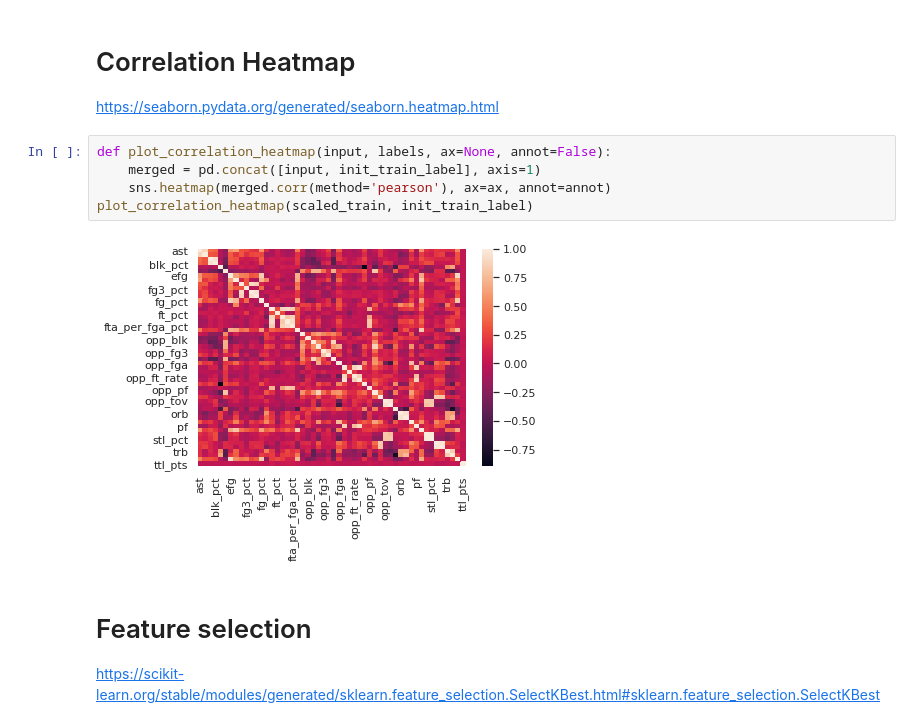
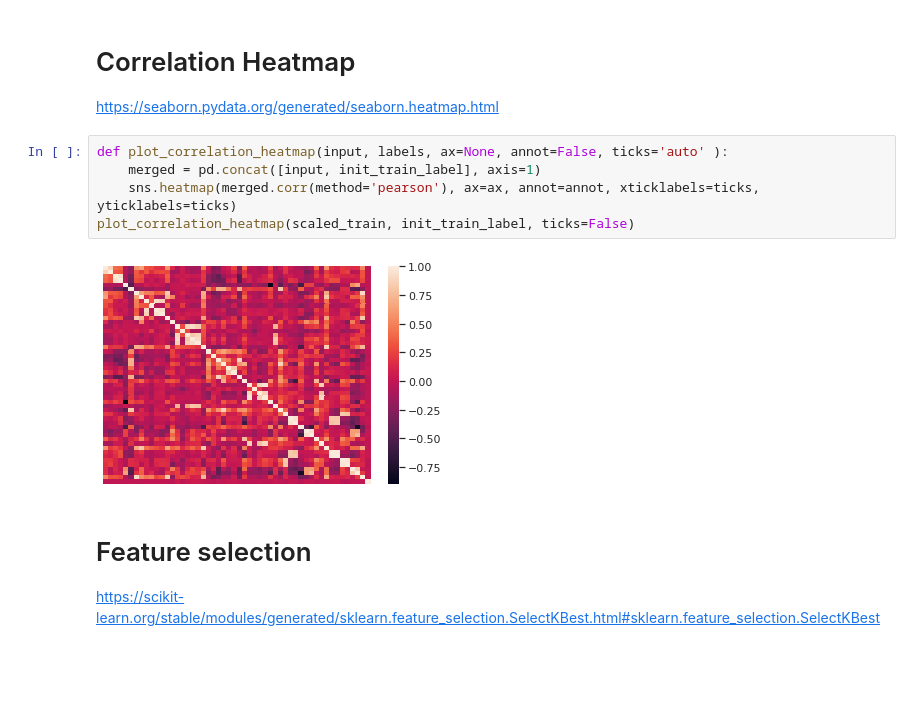
Before and after one commit to Navbryce/nba-combined-score-predictor, a Jupyter notebook: data-cleaning.ipynb, the cells around one changed output. Saved outputs shown, nothing was run; the diff lists cells and outputs as text; blank space fills up the shorter version.

```diff
--- a/data-cleaning.ipynb
+++ b/data-cleaning.ipynb
@@ -134,12 +134,12 @@ display(scaled_train.head())
 # Correlation Heatmap
 https://seaborn.pydata.org/generated/seaborn.heatmap.html
 # %%
-def plot_correlation_heatmap(input, labels, ax=None, annot=False):
+def plot_correlation_heatmap(input, labels, ax=None, annot=False, ticks='auto' ):
     merged = pd.concat([input, init_train_label], axis=1)
-    sns.heatmap(merged.corr(method='pearson'), ax=ax, annot=annot)
-plot_correlation_heatmap(scaled_train, init_train_label)
+    sns.heatmap(merged.corr(method='pearson'), ax=ax, annot=annot, xticklabels=ticks, yticklabels=ticks)
+plot_correlation_heatmap(scaled_train, init_train_label, ticks=False)
 # %% [output]
-[figure, old version]
+[figure, new version]
 # %% [markdown]
 # Feature selection
 https://scikit-learn.org/stable/modules/generated/sklearn.feature_selection.SelectKBest.html#sklearn.feature_selection.SelectKBest
```
Also changed, not shown: parts of 6 cells of this notebook.
